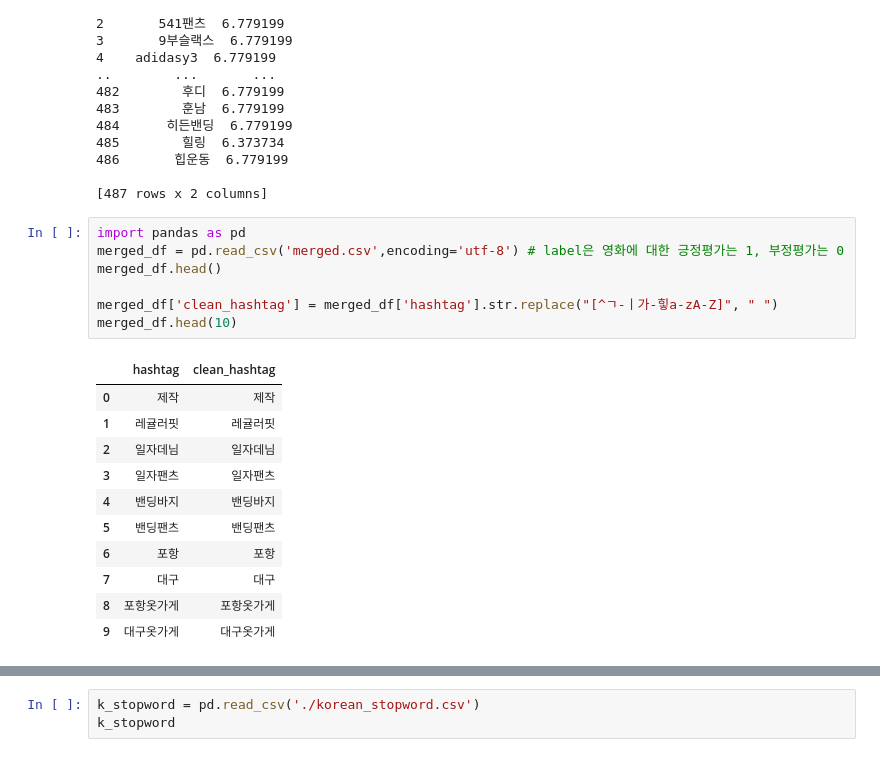
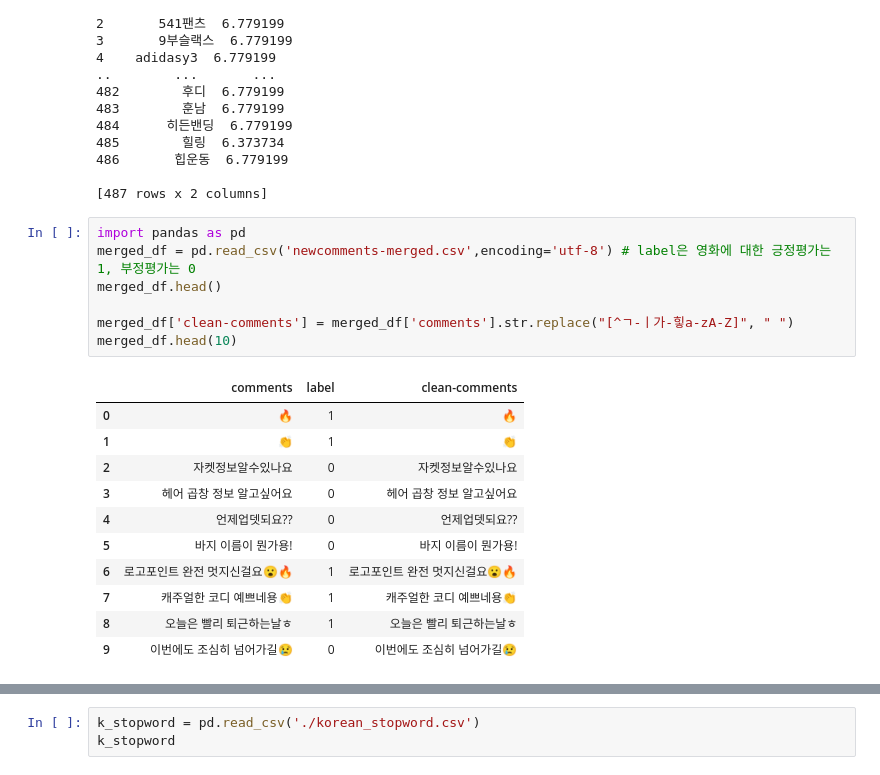
Before and after one commit to bellDev-code/web-scrapper, a Jupyter notebook: 4_인스타그램_yth_version (1).ipynb, the cells around one changed output, grey strips where cells are left out. Cells and saved outputs as stored; diff of their text form.

Commit message:
comments update

```diff
--- a/4_인스타그램_yth_version (1).ipynb
+++ b/4_인스타그램_yth_version (1).ipynb
@@ -319,20 +324,20 @@ print(idf_df)
 [487 rows x 2 columns]
 # %%
 import pandas as pd
-merged_df = pd.read_csv('merged.csv',encoding='utf-8') # label은 영화에 대한 긍정평가는 1, 부정평가는 0
+merged_df = pd.read_csv('newcomments-merged.csv',encoding='utf-8') # label은 영화에 대한 긍정평가는 1, 부정평가는 0
 merged_df.head()
 
-merged_df['clean_hashtag'] = merged_df['hashtag'].str.replace("[^ㄱ-ㅣ가-힣a-zA-Z]", " ")
+merged_df['clean-comments'] = merged_df['comments'].str.replace("[^ㄱ-ㅣ가-힣a-zA-Z]", " ")
 merged_df.head(10)
 # %% [output]
-|  | hashtag | clean_hashtag |
-| 0 | 제작 | 제작 |
-| 1 | 레귤러핏 | 레귤러핏 |
-| 2 | 일자데님 | 일자데님 |
-| 3 | 일자팬츠 | 일자팬츠 |
-| 4 | 밴딩바지 | 밴딩바지 |
-| 5 | 밴딩팬츠 | 밴딩팬츠 |
-| 6 | 포항 | 포항 |
-| 7 | 대구 | 대구 |
-| 8 | 포항옷가게 | 포항옷가게 |
-| 9 | 대구옷가게 | 대구옷가게 |
+|  | comments | label | clean-comments |
+| 0 | 🔥 | 1 | 🔥 |
+| 1 | 👏 | 1 | 👏 |
+| 2 | 자켓정보알수있나요 | 0 | 자켓정보알수있나요 |
+| 3 | 헤어 곱창 정보 알고싶어요 | 0 | 헤어 곱창 정보 알고싶어요 |
+| 4 | 언제업뎃되요?? | 0 | 언제업뎃되요?? |
+| 5 | 바지 이름이 뭔가용! | 0 | 바지 이름이 뭔가용! |
+| 6 | 로고포인트 완전 멋지신걸요😮🔥 | 1 | 로고포인트 완전 멋지신걸요😮🔥 |
+| 7 | 캐주얼한 코디 예쁘네용👏 | 1 | 캐주얼한 코디 예쁘네용👏 |
+| 8 | 오늘은 빨리 퇴근하는날ㅎ | 1 | 오늘은 빨리 퇴근하는날ㅎ |
+| 9 | 이번에도 조심히 넘어가길😢 | 0 | 이번에도 조심히 넘어가길😢 |
```
Also changed, not shown: parts of 10 cells of this notebook, 9 other files.
